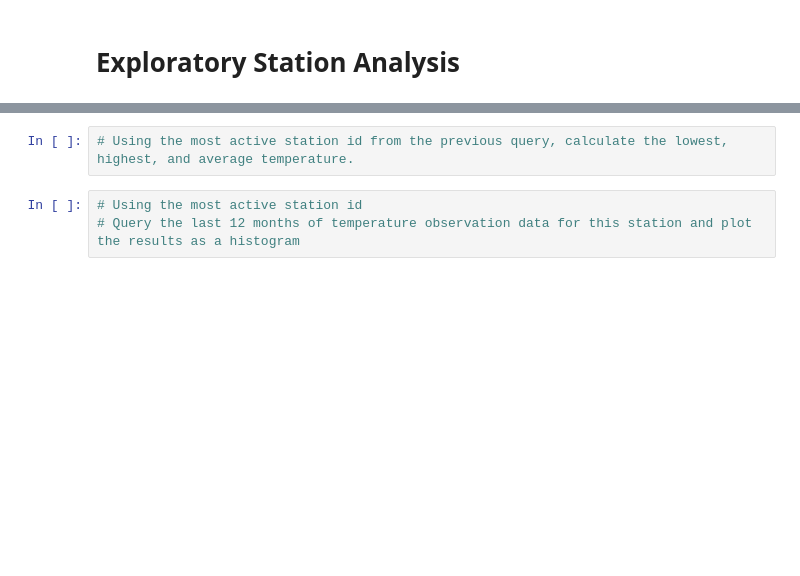
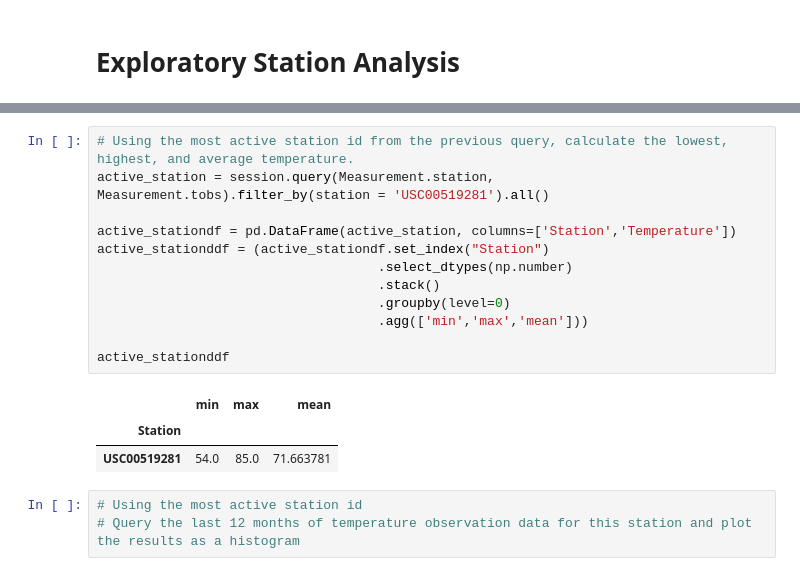
Before and after one commit to DarianR4/sqlalchemy_challenge, a Jupyter notebook: climate_starter.ipynb, the cells around one changed output, grey strips where cells are left out. Saved outputs shown, nothing was run; the diff lists cells and outputs as text; blank space fills up the shorter version.

Commit message:
station query started

```diff
--- a/climate_starter.ipynb
+++ b/climate_starter.ipynb
@@ -149,5 +189,19 @@ plt.show()
 # %%
 # Using the most active station id from the previous query, calculate the lowest, highest, and average temperature.
+active_station = session.query(Measurement.station, Measurement.tobs).filter_by(station = 'USC00519281').all()
+
+active_stationdf = pd.DataFrame(active_station, columns=['Station','Temperature'])
+active_stationddf = (active_stationdf.set_index("Station")
+                                    .select_dtypes(np.number)
+                                    .stack()
+                                    .groupby(level=0)
+                                    .agg(['min','max','mean']))
+
+active_stationddf
+# %% [output]
+|  | min | max | mean |
+| Station |  |  |  |
+| USC00519281 | 54.0 | 85.0 | 71.663781 |
 # %%
 # Using the most active station id
 # Query the last 12 months of temperature observation data for this station and plot the results as a histogram
```
Also changed, not shown: parts of 6 cells of this notebook.
